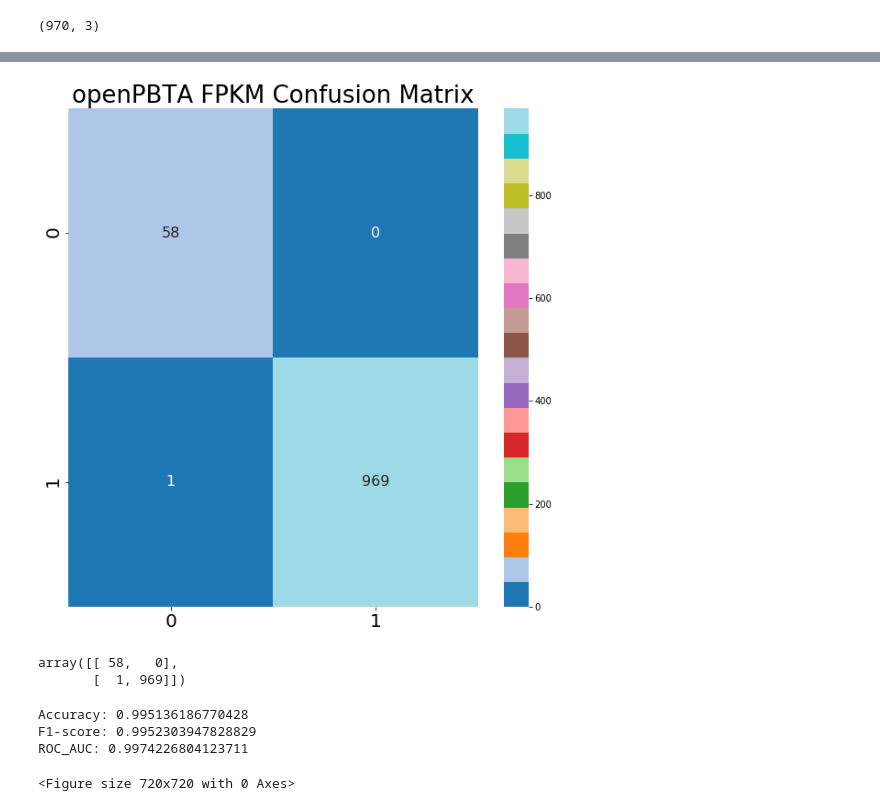
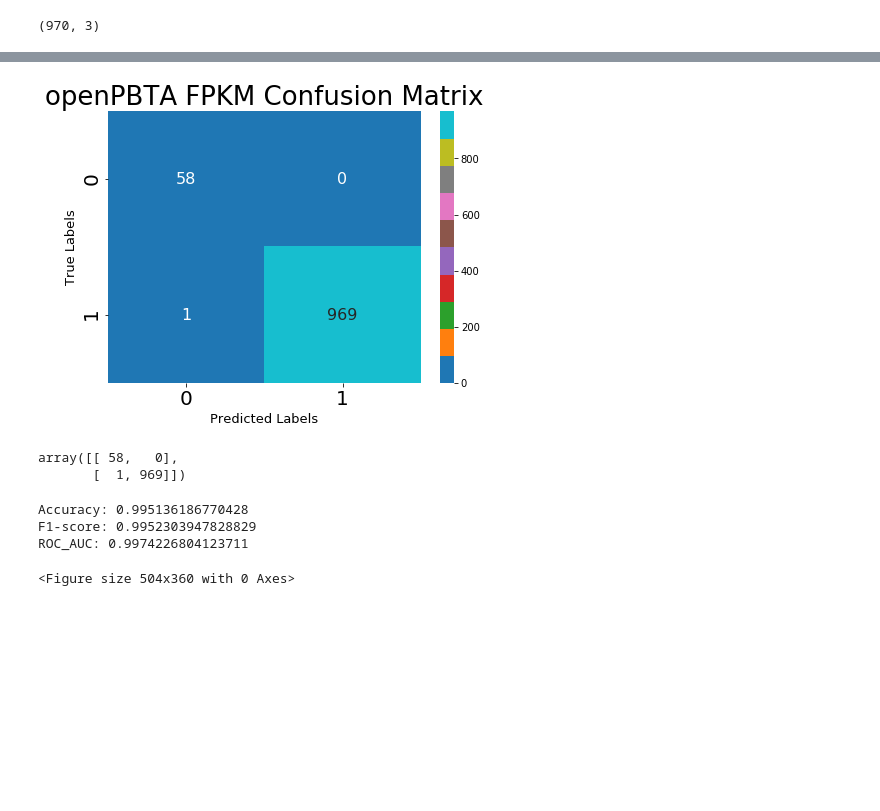
Before and after one commit to ioannisa92/RiboVsPolyA, a Jupyter notebook: examples/openPBTA_classifier_results.ipynb, the cells around one changed output, grey strips where cells are left out. Cells and saved outputs as stored; diff of their text form; code cells hidden in the pictures; blank space fills up the shorter version.

```diff
--- a/examples/openPBTA_classifier_results.ipynb
+++ b/examples/openPBTA_classifier_results.ipynb
@@ -49,10 +49,12 @@ def confusion(Y_true,predict_classes,classes=None,plot=False, title='Confusion M
                   columns=classes)
     #sns.set(font_scale=5)#for label size
     if plot:
-        plt.figure(figsize=(10,10))
+        plt.figure(figsize=(7,5))
         sns.heatmap(df_cm, annot=True,annot_kws={"size":fontsize },cmap=cmap,fmt='g')# font size
         #fig=conf_hm.get_figure()
         plt.yticks(fontsize=fontsize+4)
+        plt.ylabel("True Labels", fontsize=13)
+        plt.xlabel("Predicted Labels", fontsize=13)
         plt.xticks(fontsize=fontsize+4)
         plt.title(title, fontsize=fontsize+10)
         #fig.savefig(out,dpi=300)
@@ -67,7 +69,7 @@ def to_categorical(y, num_classes):
 
 def ROC(y_true, y_pred,classes=None,title=None,plot=False):
 
-    plt.figure(figsize=(10,10))
+    plt.figure(figsize=(7,5))
     lw=4
 
     if isinstance(y_true, pd.DataFrame):
@@ -103,7 +105,7 @@ def ROC(y_true, y_pred,classes=None,title=None,plot=False):
             plt.ylim([-0.03, 1.05])
             plt.xlabel('False Positive Rate', fontsize=10)
             plt.ylabel('True Positive Rate',fontsize=10)
-            plt.title(title, fontsize=12)
+            plt.title(title, fontsize=15)
             plt.xticks(fontsize=10)
             plt.yticks(fontsize=10)
             plt.legend(loc="lower right",prop={'size': 15})
@@ -124,7 +126,7 @@ def ROC(y_true, y_pred,classes=None,title=None,plot=False):
             plt.ylim([-0.03, 1.05])
             plt.xlabel('False Positive Rate', fontsize=10)
             plt.ylabel('True Positive Rate',fontsize=10)
-            plt.title(title, fontsize=12)
+            plt.title(title, fontsize=15)
             plt.xticks(fontsize=10)
             plt.yticks(fontsize=10)
             plt.legend(loc="lower right",prop={'size': 10})
@@ -219,7 +222,7 @@ ROC(fpkm_true_labels, fpkm_pred_labels, classes={0,1}, plot=True, title = 'openP
 # %%
-confusion(fpkm_true_labels, list(fpkm_pred_labels), plot=True, title='openPBTA FPKM Confusion Matrix',fontsize=16,cmap='tab20',normalize=False)
+confusion(fpkm_true_labels, list(fpkm_pred_labels), plot=True, title='openPBTA FPKM Confusion Matrix',fontsize=16,normalize=False, cmap='tab10')
 # %% [output]
-[figure, old version]
+[figure, new version]
 array([[ 58,   0],
        [  1, 969]])
 # %%
@@ -235,7 +238,7 @@ print('Accuracy: {}\nF1-score: {}\nROC_AUC: {}'.format(acc, f1, roc_auc))
 Accuracy: 0.995136186770428
 F1-score: 0.9952303947828829
 ROC_AUC: 0.9974226804123711
-<Figure size 720x720 with 0 Axes>
+<Figure size 504x360 with 0 Axes>
 # %%
 ROC(tpm_true_labels, tpm_pred_labels, classes={0,1}, plot=True, title='openPBTA TPM')
 # %% [output]
```
Also changed, not shown: parts of 5 cells of this notebook, 12 other files.
